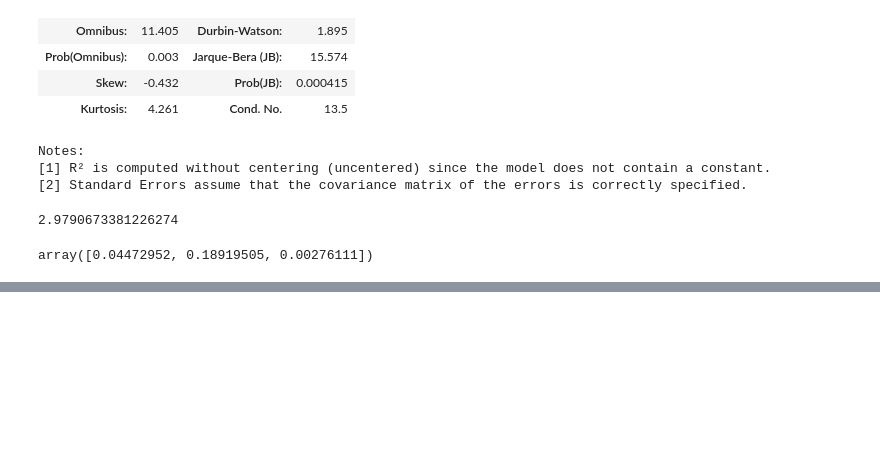
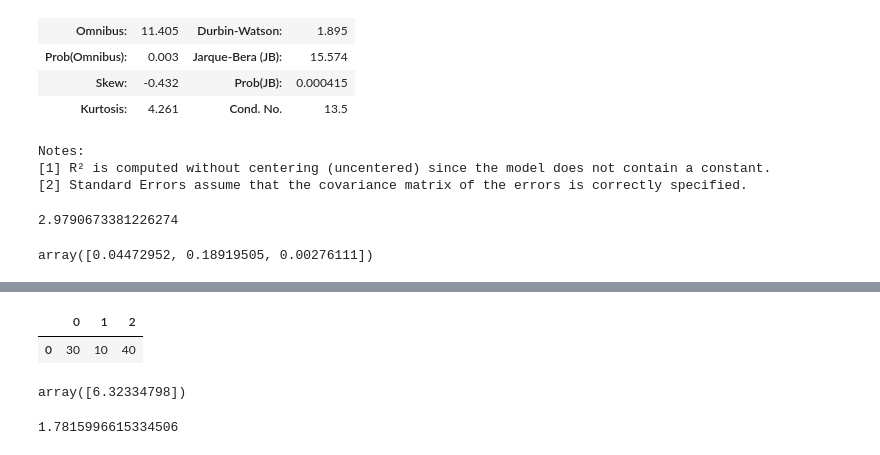
Before and after one commit to Alihanesentas/ML-Learning, a Jupyter notebook: LinearRegressionsandTheseCousins.ipynb, the cells around one changed output, grey strips where cells are left out. Saved outputs shown, nothing was run; the diff lists cells and outputs as text; code cells hidden in the pictures; blank space fills up the shorter version.

```diff
--- a/LinearRegressionsandTheseCousins.ipynb
+++ b/LinearRegressionsandTheseCousins.ipynb
@@ -477,0 +486,10 @@ array([0.04472952, 0.18919505, 0.00276111])
+# %%
+yeni_veri = [[30],[10],[40]]
+yeni_veri = pd.DataFrame(yeni_veri).T
+# %% [output]
+|  | 0 | 1 | 2 |
+| 0 | 30 | 10 | 40 |
+# %%
+model.predict(yeni_veri)
+# %% [output]
+array([6.32334798])
@@ -477,0 +501,4 @@ array([0.04472952, 0.18919505, 0.00276111])
+# %%
+ rmse
+# %% [output]
+1.7815996615334506
```
Also changed, not shown: parts of 4 cells of this notebook.
